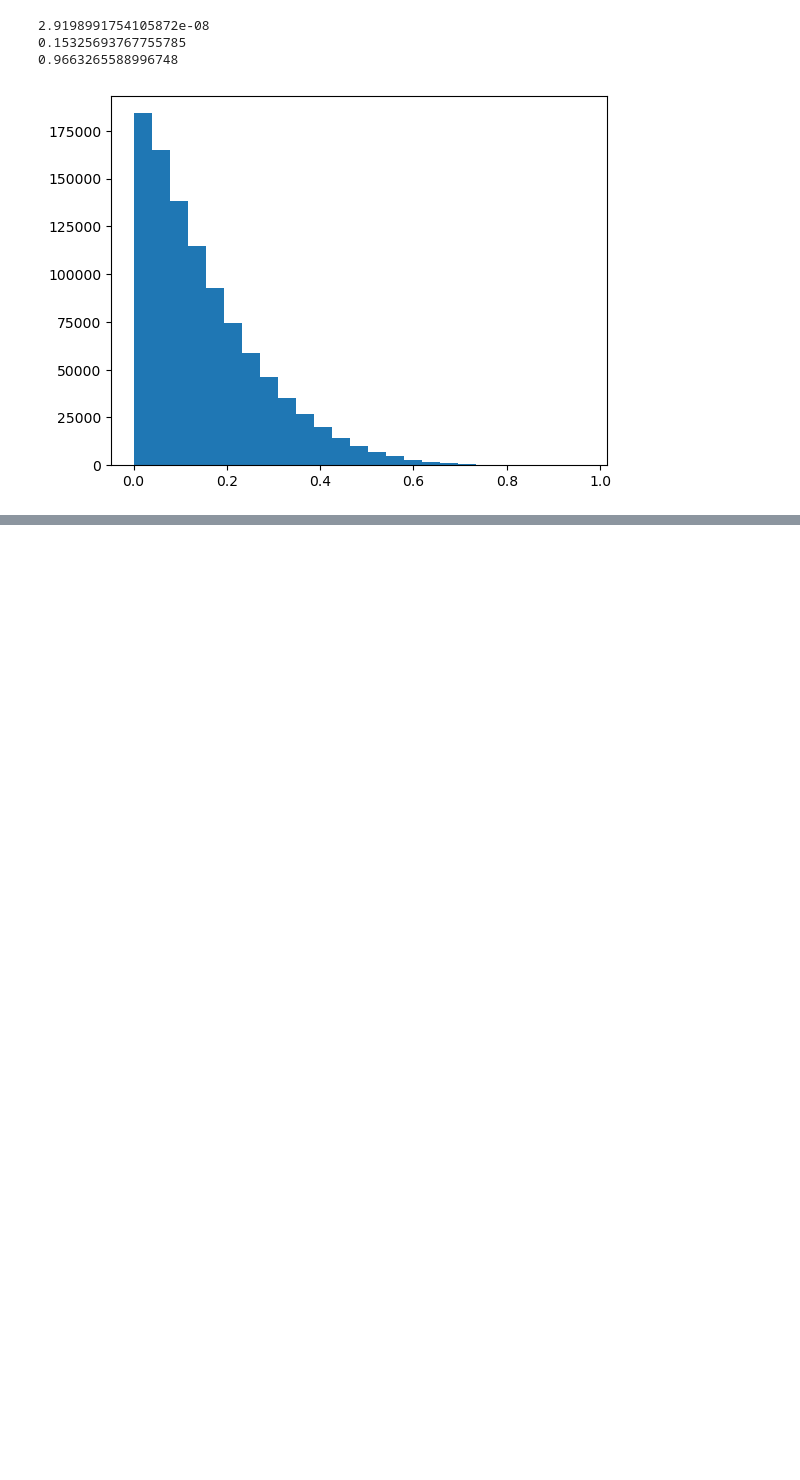
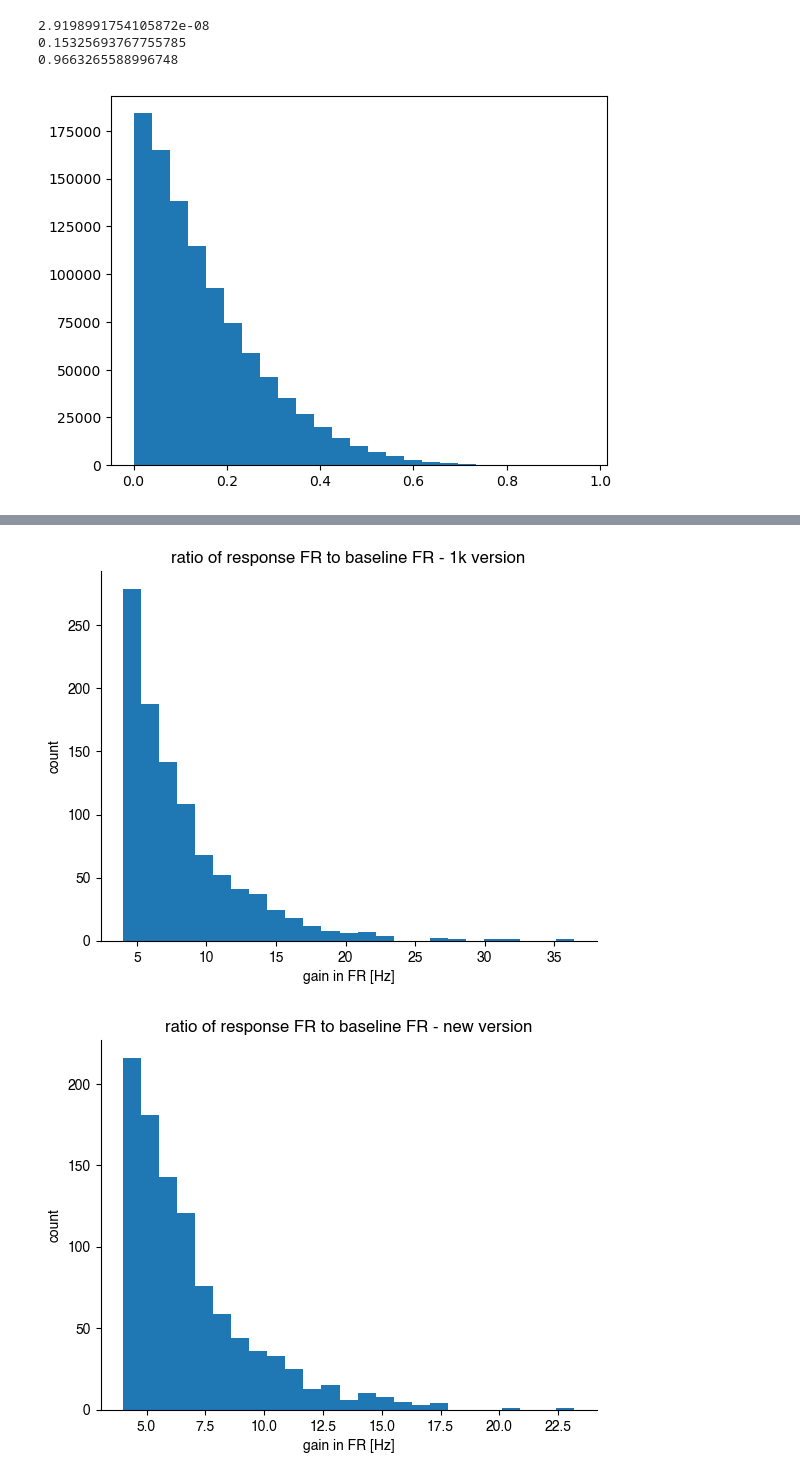
Before and after one commit to a-darcher/response_generator, a Jupyter notebook: dev_nbs/params.ipynb, the cells around one changed output, grey strips where cells are left out. Drawn from its saved outputs; the diff is of its cells as text; code cells hidden in the pictures; blank space fills up the shorter version.

```diff
--- a/dev_nbs/params.ipynb
+++ b/dev_nbs/params.ipynb
@@ -116,0 +154,13 @@ plt.show()
+# %%
+response_gain_dist = exp_dist(cfg.gain_response_fr_scale, cfg.gain_response_fr_threshold)
+
+plot_dist(response_gain_dist, "gain in FR [Hz]", "count", "ratio of response FR to baseline FR - 1k version")
+
+scale = 3
+threshold = 4
+response_gain_dist = exp_dist(scale, threshold)
+
+plot_dist(response_gain_dist, "gain in FR [Hz]", "count", "ratio of response FR to baseline FR - new version")
+# %% [output]
+[figure, added]
+[figure, added]
```
Also changed, not shown: parts of 4 cells of this notebook, 33 other files.
